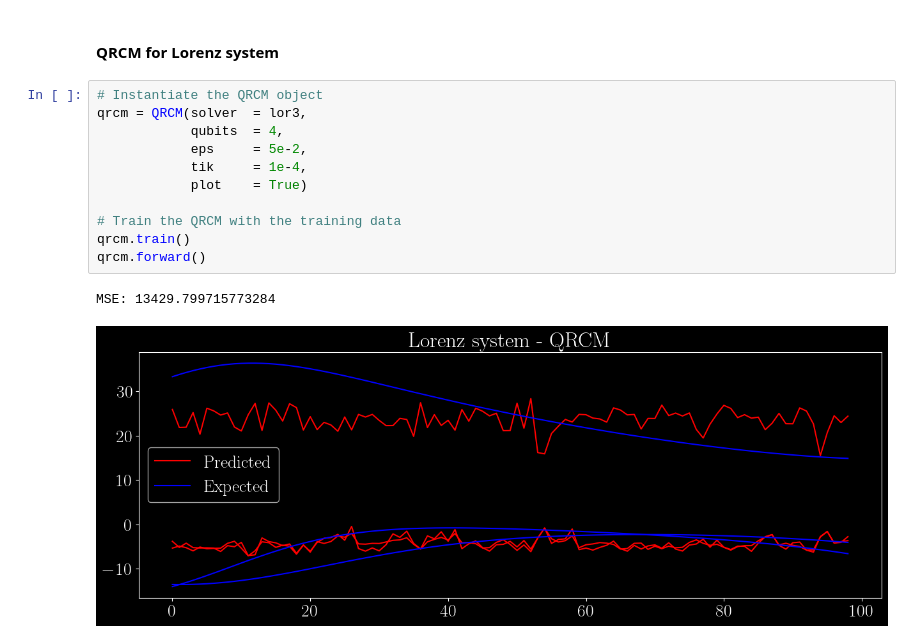
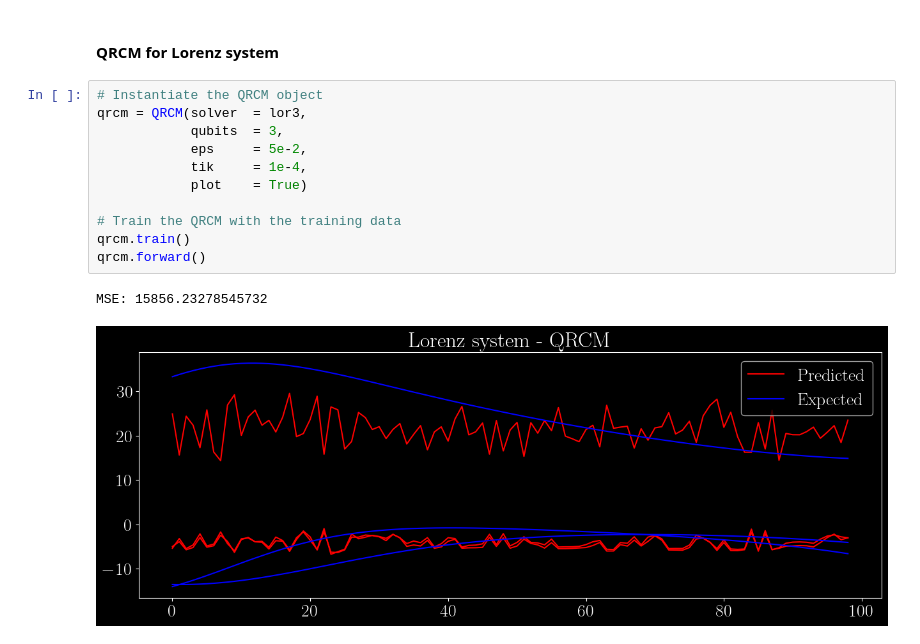
Before and after one commit to raihaan123/Quantum-Turbulence-Learning, a Jupyter notebook: src/main.ipynb, the cells around one changed output. Drawn from its saved outputs; the diff is of its cells as text.

```diff
--- a/src/main.ipynb
+++ b/src/main.ipynb
@@ -50,14 +50,14 @@ MSE: 60.69554133707034
 # %%
 # Instantiate the QRCM object
 qrcm = QRCM(solver  = lor3,
-            qubits  = 4,
+            qubits  = 3,
             eps     = 5e-2,
             tik     = 1e-4,
             plot    = True)
 
 # Train the QRCM with the training data
 qrcm.train()
 qrcm.forward()
 # %% [output]
-MSE: 13429.799715773284
+MSE: 15856.23278545732
-[figure, old version]
+[figure, new version]
```
Also changed, not shown: parts of 1 cell of this notebook, 7 other files.
